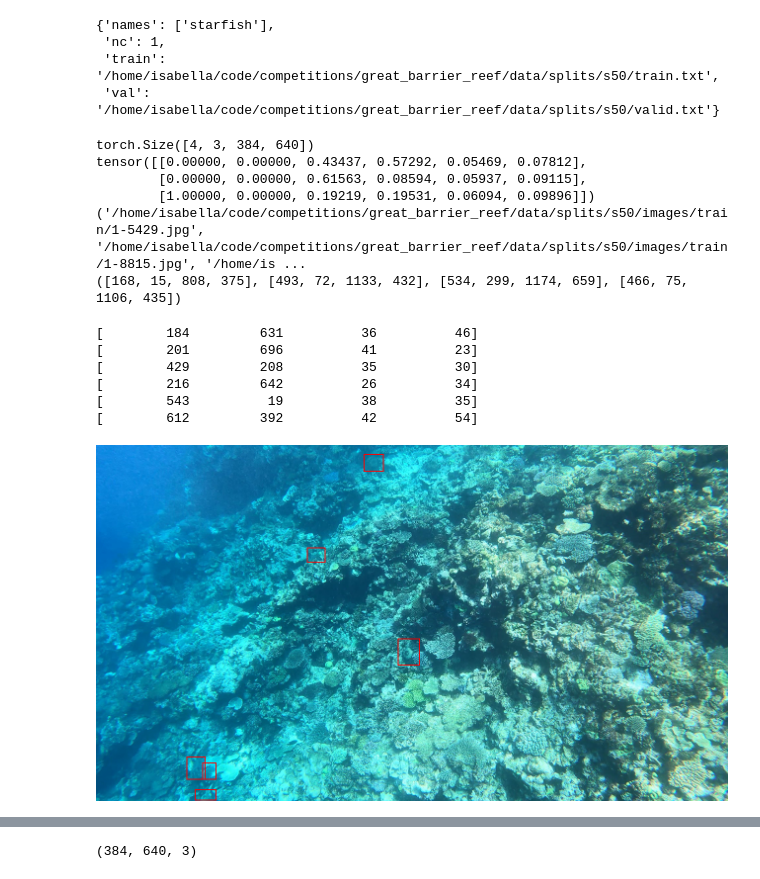
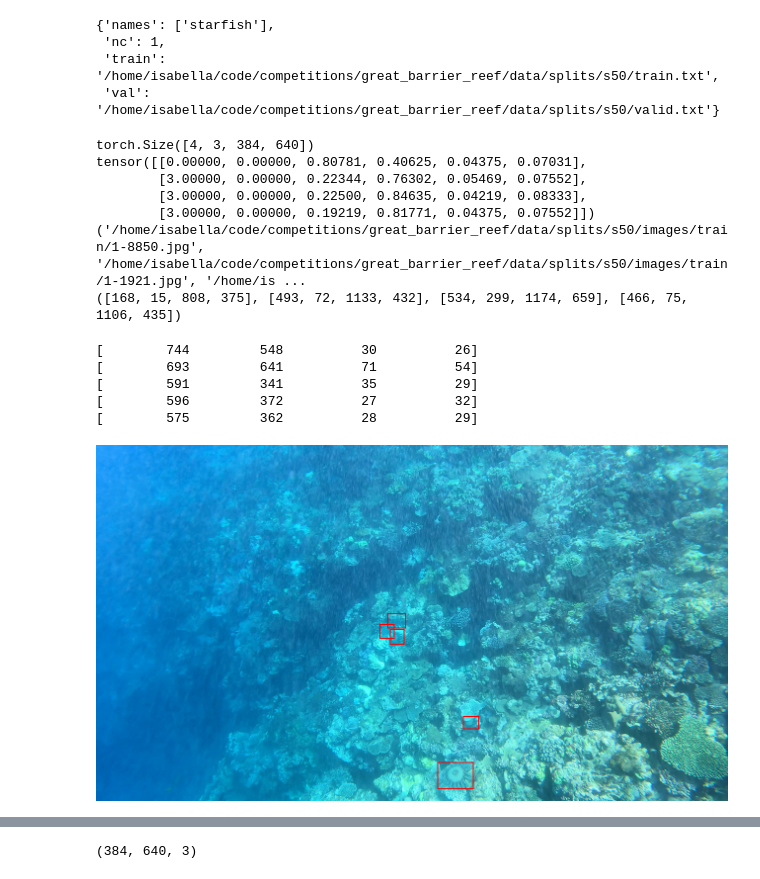
Before and after one commit to Muhamob/gbr_cmp, a Jupyter notebook: notebooks/3.1_Sahi_inference.ipynb, the cells around one changed output, grey strips where cells are left out. Drawn from its saved outputs; the diff is of its cells as text; code cells hidden in the pictures.

```diff
--- a/notebooks/3.1_Sahi_inference.ipynb
+++ b/notebooks/3.1_Sahi_inference.ipynb
@@ -61,6 +61,7 @@ dataset = LoadImagesAndLabels(
     path=data['train'],
     slice_height=360,
     slice_width=640,
+    overlap_threshold=0.75,
     img_size=640,
     batch_size=4,
     augment=False,
@@ -79,29 +80,29 @@ for imgs, labels, paths, boxes in dataloader:
     break
 # %% [output]
 torch.Size([4, 3, 384, 640])
-tensor([[0.00000, 0.00000, 0.43437, 0.57292, 0.05469, 0.07812],
-        [0.00000, 0.00000, 0.61563, 0.08594, 0.05937, 0.09115],
-        [1.00000, 0.00000, 0.19219, 0.19531, 0.06094, 0.09896]])
-('/home/isabella/code/competitions/great_barrier_reef/data/splits/s50/images/train/1-5429.jpg', '/home/isabella/code/competitions/great_barrier_reef/data/splits/s50/images/train/1-8815.jpg', '/home/is ...
+tensor([[0.00000, 0.00000, 0.80781, 0.40625, 0.04375, 0.07031],
+        [3.00000, 0.00000, 0.22344, 0.76302, 0.05469, 0.07552],
+        [3.00000, 0.00000, 0.22500, 0.84635, 0.04219, 0.08333],
+        [3.00000, 0.00000, 0.19219, 0.81771, 0.04375, 0.07552]])
+('/home/isabella/code/competitions/great_barrier_reef/data/splits/s50/images/train/1-8850.jpg', '/home/isabella/code/competitions/great_barrier_reef/data/splits/s50/images/train/1-1921.jpg', '/home/is ...
 ([168, 15, 808, 375], [493, 72, 1133, 432], [534, 299, 1174, 659], [466, 75, 1106, 435])
 # %%
 # plot original image
 
-i = 0
+i = 3
 img_index = dataset.img_paths.index(paths[i])
 
 img = cv2.imread(paths[i])
 orig_labels = dataset.labels[img_index]
 
 plot_image(torch.tensor(img.transpose((2, 0, 1))[::-1].copy()), np.array(orig_labels)[:, 1:])
 # %% [output]
-[        184         631          36          46]
-[        201         696          41          23]
-[        429         208          35          30]
-[        216         642          26          34]
-[        543          19          38          35]
-[        612         392          42          54]
+[        744         548          30          26]
+[        693         641          71          54]
+[        591         341          35          29]
+[        596         372          27          32]
+[        575         362          28          29]
-[figure, old version]
+[figure, new version]
 # %%
 # plot cropped image
 img = imgs[i]
```
Also changed, not shown: parts of 1 cell of this notebook, 13 other files.
